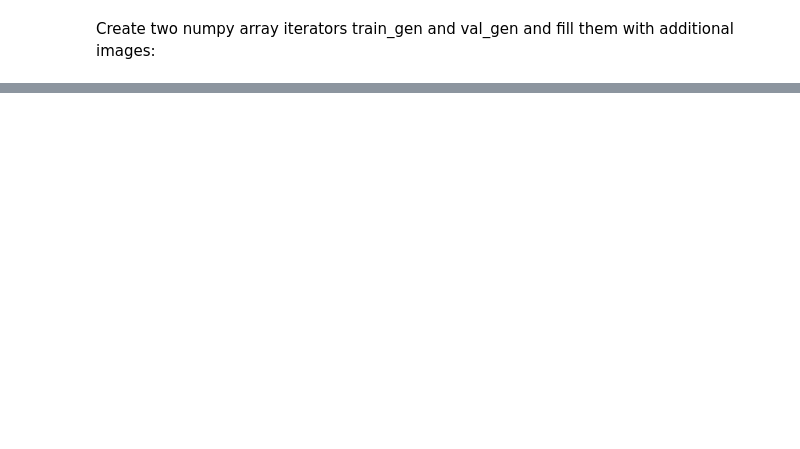
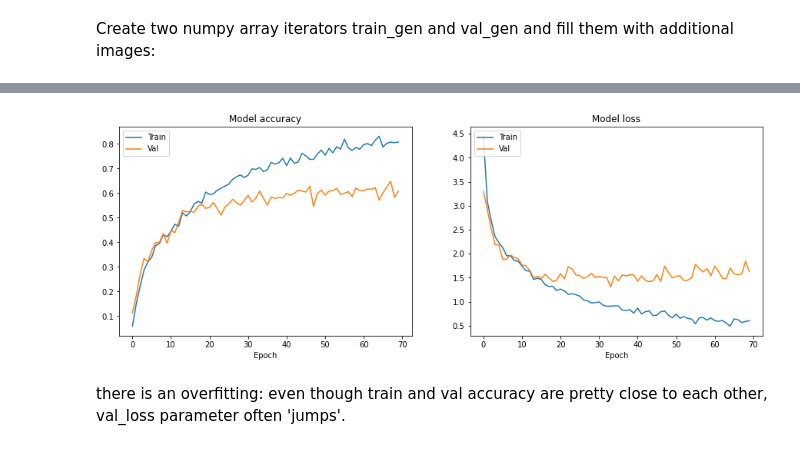
Before and after one commit to yulhee741/CNN, a Jupyter notebook: Gemstones Images.ipynb, the cells around one changed output, grey strips where cells are left out. Cells and saved outputs as stored; diff of their text form; code cells hidden in the pictures; blank space fills up the shorter version.

Commit message:
model fit

```diff
--- a/Gemstones Images.ipynb
+++ b/Gemstones Images.ipynb
@@ -371,0 +417,9 @@ val_gen = val_datagen.flow(X_val, y_val, batch_size=batch_size)
+# %%
+m = model.fit_generator(
+       train_gen,
+       steps_per_epoch= iter_per_epoch,
+       epochs=EPOCHS,
+       validation_data = val_gen,
+       validation_steps = val_per_epoch,
+       verbose = 1 # Verbosity mode. 0 = silent, 1 = progress bar, 2 = one line per epoch.
+       )
@@ -371,0 +448,18 @@ val_gen = val_datagen.flow(X_val, y_val, batch_size=batch_size)
+# %%
+fig, axs = plt.subplots(nrows=1, ncols=2, figsize=(15,5))
+axs[0].plot(m.history['accuracy'])
+axs[0].plot(m.history['val_accuracy'])
+axs[0].set_title('Model accuracy')
+axs[0].legend(['Train', 'Val'], loc='upper left')
+
+axs[1].plot(m.history['loss'])
+axs[1].plot(m.history['val_loss'])
+axs[1].set_title('Model loss')
+axs[1].legend(['Train', 'Val'], loc='upper left')
+
+for ax in axs.flat:
+    ax.set(xlabel='Epoch')
+# %% [output]
+[figure, added]
+# %% [markdown]
+there is an overfitting: even though train and val accuracy are pretty close to each other, val_loss parameter often 'jumps'.
```
Also changed, not shown: parts of 37 cells of this notebook, 1 other file.
